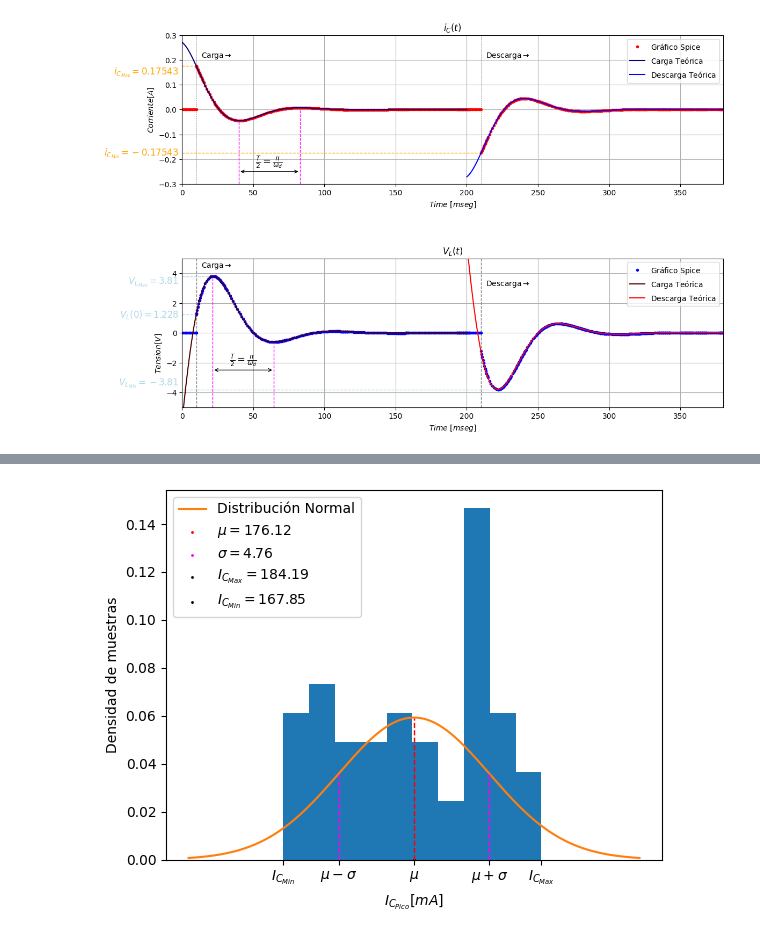
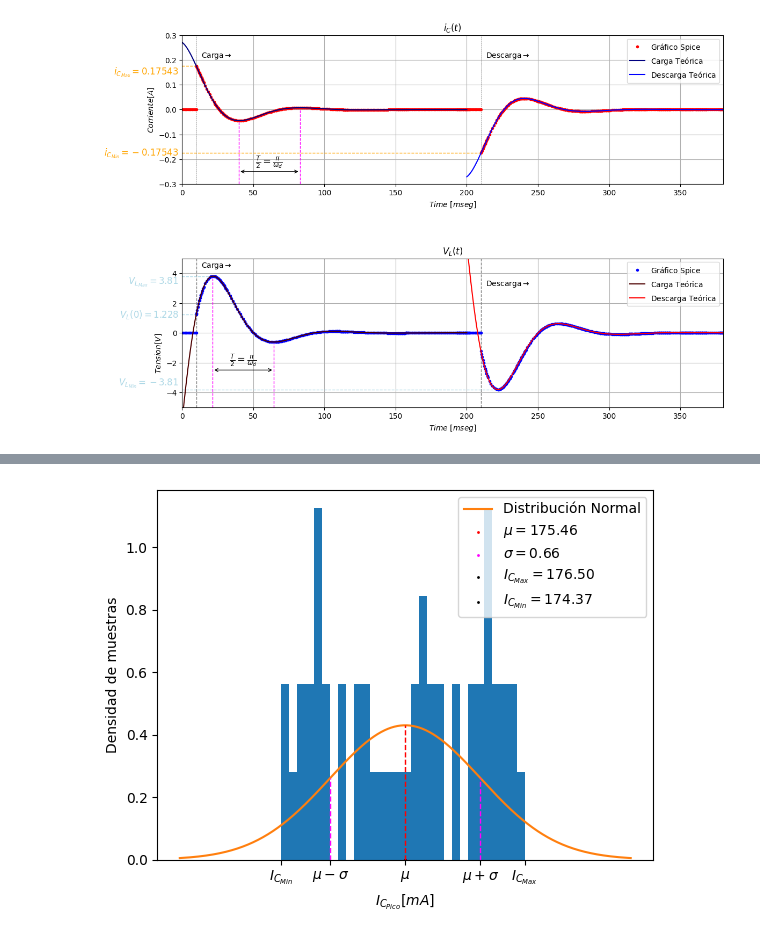
Before and after one commit to NicoBeade/tp_final_electrotecnia, a Jupyter notebook: LTSpice/Graficos Spice.ipynb, the cells around one changed output, grey strips where cells are left out. Drawn from its saved outputs; the diff is of its cells as text; code cells hidden in the pictures.

```diff
--- a/LTSpice/Graficos Spice.ipynb
+++ b/LTSpice/Graficos Spice.ipynb
@@ -233,7 +233,7 @@ import os
 from scipy.stats import norm
 
 #------------Load the signals from the .raw file
-raw_file = 'Montecarlo_Completo\\Simulacion_SPICE_Montecarlo_Completo.raw'
+raw_file = 'Montecarlo_R3\\Simulacion_SPICE_Montecarlo_R3.raw'
 l = ltspice.Ltspice(raw_file)
 # Make sure that the .raw file is located in the correct path
 l.parse()
@@ -286,7 +286,7 @@ plt.ylabel("Densidad de muestras")
 
 plt.legend()
 
-plt.savefig('HIstograma V_L.pdf', format='pdf')
+plt.savefig('Graficos\\Histograma R3 V_L.pdf', format='pdf')
 
 plt.show()
 # %% [output]
@@ -299,7 +299,7 @@ import os
 from scipy.stats import norm
 
 #------------Load the signals from the .raw file
-raw_file = 'Montecarlo_Completo\\Simulacion_SPICE_Montecarlo_Completo.raw'
+raw_file = 'Montecarlo_R3\\Simulacion_SPICE_Montecarlo_R3.raw'
 l = ltspice.Ltspice(raw_file)
 # Make sure that the .raw file is located in the correct path
 l.parse()
@@ -322,36 +322,36 @@ for i in range(l.case_count): # Iteration in simulation cases
     I_c_min.append(min(I_c)*1E3)
 
 # Histograma
-counts, bins, _ = plt.hist(I_c_max, bins = 10, density = True)
+counts, bins, _ = plt.hist(I_c_max, bins = 30, density = True)
 
 # Calcula la media y la desviación estándar
 media = (1/l.case_count) * np.sum(I_c_max)
 str_media = "{:.2f}".format(media)
 desvio = np.sqrt((1/(l.case_count -1)) * np.sum((I_c_max - media) ** 2))
 str_desvio = "{:.2f}".format(desvio)
 t = np.linspace(media - desvio * 3, media + desvio * 3, 1000)
 dist_normal = (1/(desvio * 2 * np.sqrt(np.pi))) * np.exp(-(t-media)**2/(2*desvio**2))
 plt.plot(t, dist_normal, label = 'Distribución Normal')
 
 # Anotaciones
 plt.plot([media, media], [0, (1/(desvio * 2 * np.sqrt(np.pi)))], linestyle = '--', linewidth = 1,  color = 'red')
 plt.scatter(media, 0, color='red', s = 1, label='$\mu = $' + str_media)
 x_ticks = [media, media + desvio, media - desvio, max(I_c_max), min(I_c_max)]
 x_labels = ["$\mu$", "$\mu + \sigma$", "$\mu - \sigma$", "$I_{C_{Max}}$", "$I_{C_{Min}}$"]
 plt.xticks(x_ticks, x_labels)
 plt.plot([media - desvio, media - desvio], [0, (1/(desvio * 2 * np.sqrt(np.pi))) * np.exp(-desvio**2/(2*desvio**2))], linestyle = '--', linewidth = 1,  color = 'magenta')
 plt.plot([media + desvio, media + desvio], [0, (1/(desvio * 2 * np.sqrt(np.pi))) * np.exp(-desvio**2/(2*desvio**2))], linestyle = '--', linewidth = 1,  color = 'magenta')
 plt.scatter(media, 0, color='magenta', s = 1, label='$\sigma = $' + str_desvio)
 plt.scatter(media, 0, color='black', s = 1, label='$I_{C_{Max}} = $' + "{:.2f}".format(max(I_c_max)))
 plt.scatter(media, 0, color='black', s = 1, label='$I_{C_{Min}} = $' + "{:.2f}".format(min(I_c_max)))
 
 plt.xlabel("$I_{C_{Pico}} [mA]$")
 plt.ylabel("Densidad de muestras")
 
 plt.legend()
 
-plt.savefig('Histograma I_C.pdf', format='pdf')
+plt.savefig('Graficos\\Histograma R3 I_C.pdf', format='pdf')
 
 plt.show()
 # %% [output]
-[figure, old version]
+[figure, new version]
```
Also changed, not shown: parts of 1 cell of this notebook, 7 other files.
